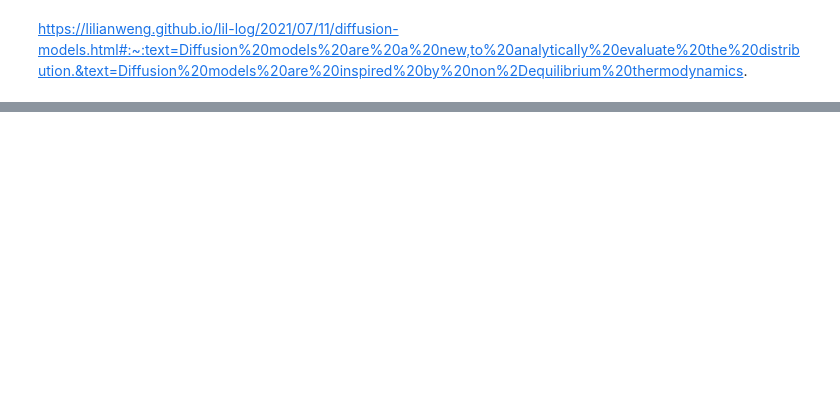
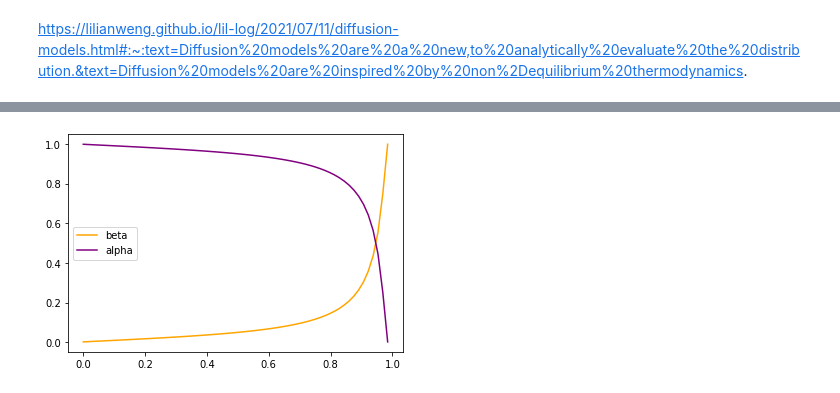
Before and after one commit to lukasbrunnerjku/normalizingflows, a Jupyter notebook: diffusion_toy_example.ipynb, the cells around one changed output, grey strips where cells are left out. Cells and saved outputs as stored; diff of their text form; code cells hidden in the pictures; blank space fills up the shorter version.

Commit message:
added diffusion network

```diff
--- a/diffusion_toy_example.ipynb
+++ b/diffusion_toy_example.ipynb
@@ -25,0 +30,31 @@ plt.show()
+# %%
+def betas_for_alpha_bar(num_diffusion_timesteps, alpha_bar, max_beta=0.999):
+    """
+    Create a beta schedule that discretizes the given alpha_t_bar function,
+    which defines the cumulative product of (1-beta) over time from t = [0,1].
+    :param num_diffusion_timesteps: the number of betas to produce.
+    :param alpha_bar: a lambda that takes an argument t from 0 to 1 and
+                      produces the cumulative product of (1-beta) up to that
+                      part of the diffusion process.
+    :param max_beta: the maximum beta to use; use values lower than 1 to
+                     prevent singularities.
+    """
+    betas = []
+    for i in range(num_diffusion_timesteps):
+        t1 = i / num_diffusion_timesteps
+        t2 = (i + 1) / num_diffusion_timesteps
+        betas.append(min(1 - alpha_bar(t2) / alpha_bar(t1), max_beta))
+    return np.array(betas)
+
+T = 64
+betas = betas_for_alpha_bar(
+    T,
+    lambda t: math.cos((t + 0.008) / 1.008 * math.pi / 2) ** 2,
+)
+alphas = 1 - betas
+plt.plot([t/T for t in range(len(betas))], betas, label='beta', c='orange')
+plt.plot([t/T for t in range(len(betas))], alphas, label='alpha', c='purple')
+plt.legend()
+plt.show()
+# %% [output]
+[figure, added]
```
Also changed, not shown: parts of 7 cells of this notebook.
